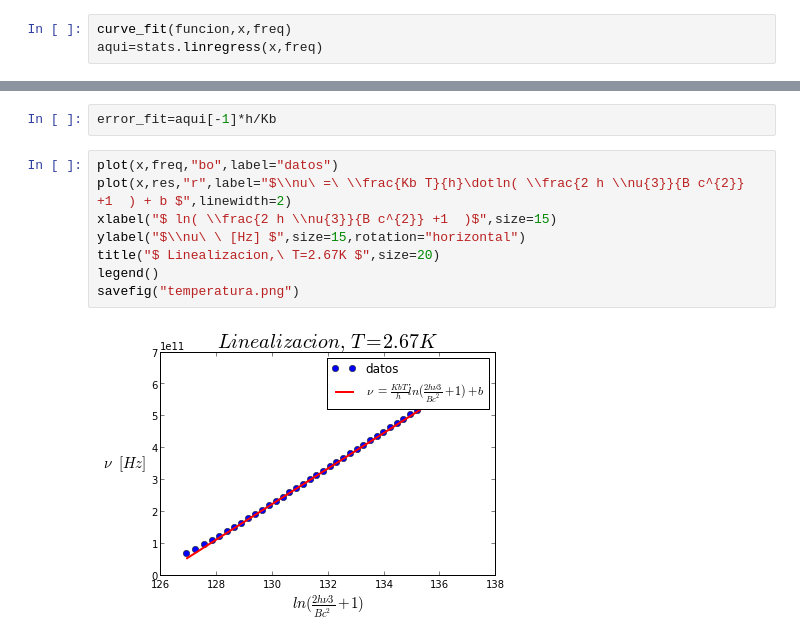
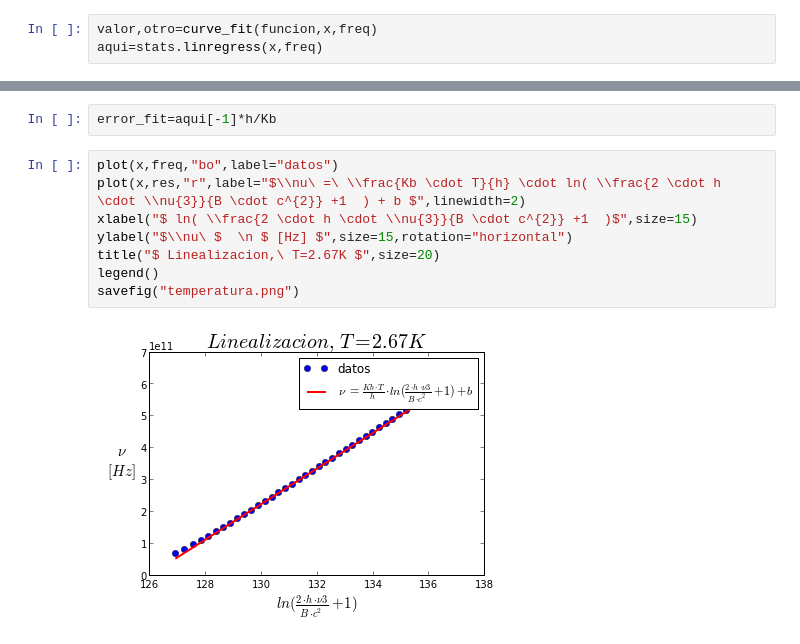
Before and after one commit to daniel-lozano/Termodinamica, a Jupyter notebook: cobe/Cobe.ipynb, the cells around one changed output, grey strips where cells are left out. Drawn from its saved outputs; the diff is of its cells as text.

```diff
--- a/cobe/Cobe.ipynb
+++ b/cobe/Cobe.ipynb
@@ -108,7 +108,7 @@ print x
   135.6598522   135.90620476  136.14239319  136.37870067  136.61932959
   136.85185524  137.11748077  137.43174103]
 # %%
-curve_fit(funcion,x,freq)
+valor,otro=curve_fit(funcion,x,freq)
 aqui=stats.linregress(x,freq)
 # %%
 res=zeros(len(x))
@@ -118,14 +118,14 @@ for i in range(len(x)):
 error_fit=aqui[-1]*h/Kb
 # %%
 plot(x,freq,"bo",label="datos")
-plot(x,res,"r",label="$\\nu\ =\ \\frac{Kb T}{h}\dotln( \\frac{2 h \\nu{3}}{B c^{2}} +1  ) + b $",linewidth=2)
-xlabel("$ ln( \\frac{2 h \\nu{3}}{B c^{2}} +1  )$",size=15)
-ylabel("$\\nu\ \ [Hz] $",size=15,rotation="horizontal")
+plot(x,res,"r",label="$\\nu\ =\ \\frac{Kb \cdot T}{h} \cdot ln( \\frac{2 \cdot h \cdot \\nu{3}}{B \cdot c^{2}} +1  ) + b $",linewidth=2)
+xlabel("$ ln( \\frac{2 \cdot h \cdot \\nu{3}}{B \cdot c^{2}} +1  )$",size=15)
+ylabel("$\\nu\ $  \n $ [Hz] $",size=15,rotation="horizontal")
 title("$ Linealizacion,\ T=2.67K $",size=20)
 legend()
 savefig("temperatura.png")
 # %% [output]
-[figure, old version]
+[figure, new version]
 # %%
 T=aqui[0]*h/Kb
 
```
Also changed, not shown: parts of 4 cells of this notebook, 2 other files.
